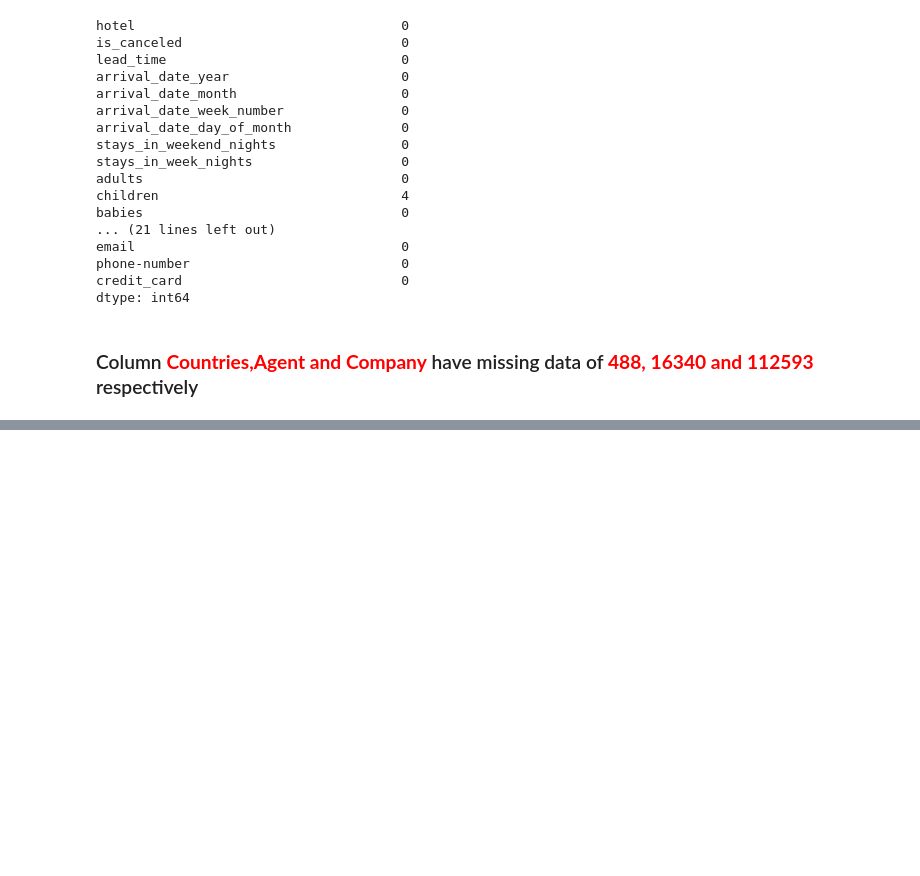
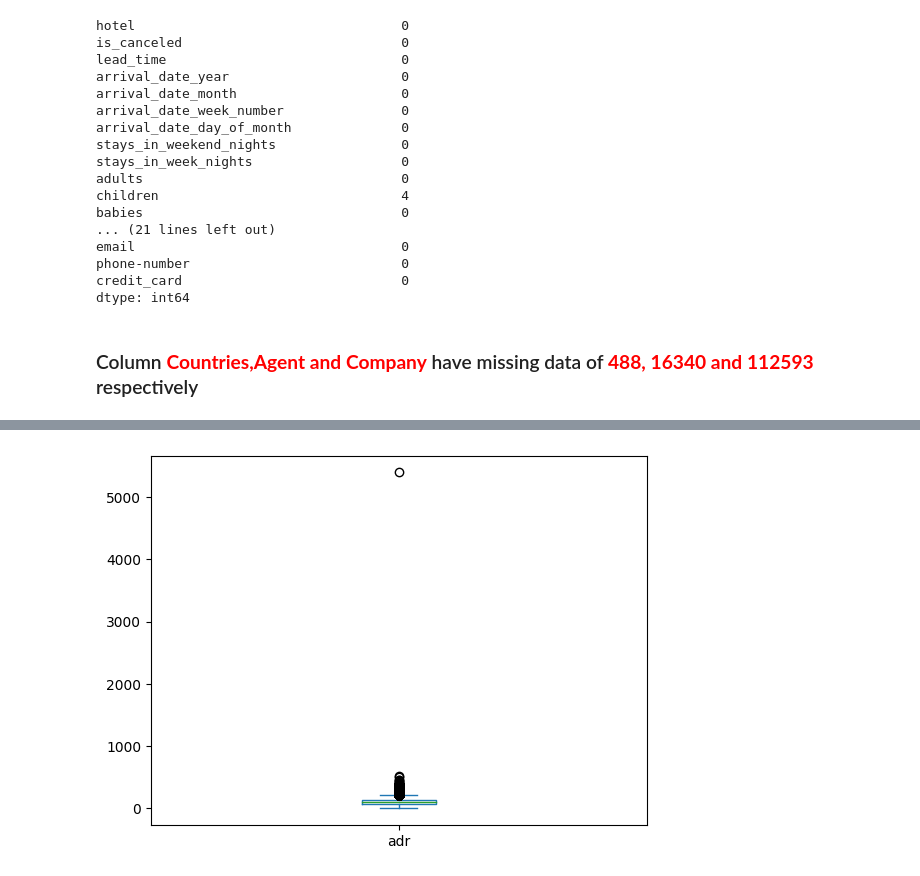
Before and after one commit to waseemofficial/Hotel-Booking-Data-, a Jupyter notebook: hotelBookingAnalysis.ipynb, the cells around one changed output, grey strips where cells are left out. Drawn from its saved outputs; the diff is of its cells as text; code cells hidden in the pictures; blank space fills up the shorter version.

```diff
--- a/hotelBookingAnalysis.ipynb
+++ b/hotelBookingAnalysis.ipynb
@@ -94,5 +98,5 @@ dtype: int64
 ### Column <span style="color:red">__Countries,Agent and Company__ </span> have missing data of <span style="color:red">__488, 16340 and 112593__</span> respectively
 # %%
 ## NOTE-> droping Company and Agent Columns from the data set
-if df["company"] || df["company"] :
+if set(['company','agent']).issubset(df.columns):
     df.drop(['company','agent'], axis=1,inplace=True )
@@ -103,0 +177,5 @@ df.dropna(inplace=True)
+# %%
+df["adr"].plot(kind="box")
+plt.show()
+# %% [output]
+[figure, added]
```
Also changed, not shown: parts of 22 cells of this notebook.
